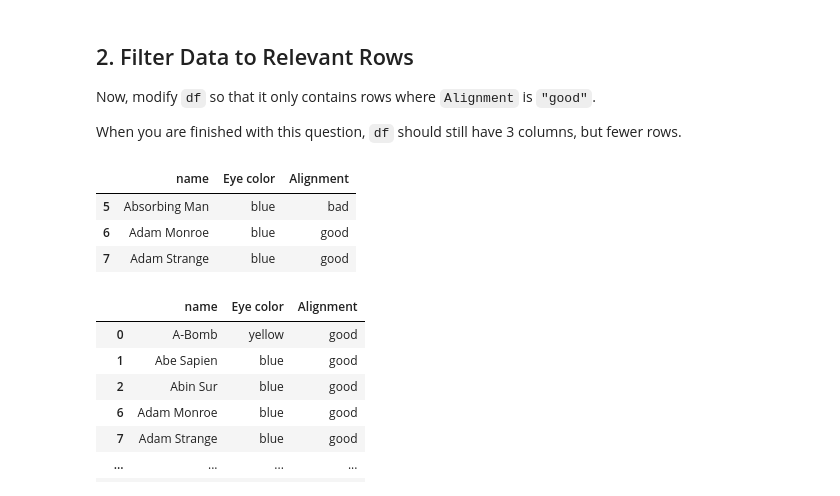
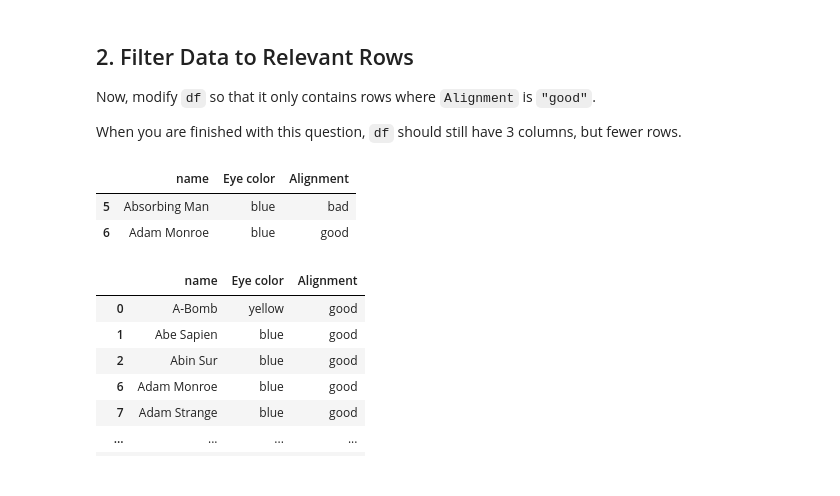
Before and after one commit to rurigi-waweru/dsfpt10-p1-pandas-data-cleaning-checkpoint-codegrade-project, a Jupyter notebook: pandas_cleaning_checkpoint.ipynb, the cells around one changed output. Saved outputs shown, nothing was run; the diff lists cells and outputs as text; code cells hidden in the pictures.

```diff
--- a/pandas_cleaning_checkpoint.ipynb
+++ b/pandas_cleaning_checkpoint.ipynb
@@ -113,12 +121,11 @@ Now, modify `df` so that it only contains rows where `Alignment` is `"good"`.
 When you are finished with this question, `df` should still have 3 columns, but fewer rows.
 # %%
 # brian-added # Rows x Columns
-df.iloc[5:16, [0, 1, 2]].head(3)
+df.iloc[5:16, [0, 1, 2]].head(2)
 # %% [output]
 |  | name | Eye color | Alignment |
 | 5 | Absorbing Man | blue | bad |
 | 6 | Adam Monroe | blue | good |
-| 7 | Adam Strange | blue | good |
 # %%
 # CodeGrade step2
 # Replace None with appropriate code
```
Also changed, not shown: parts of 12 cells of this notebook, 3 other files.
